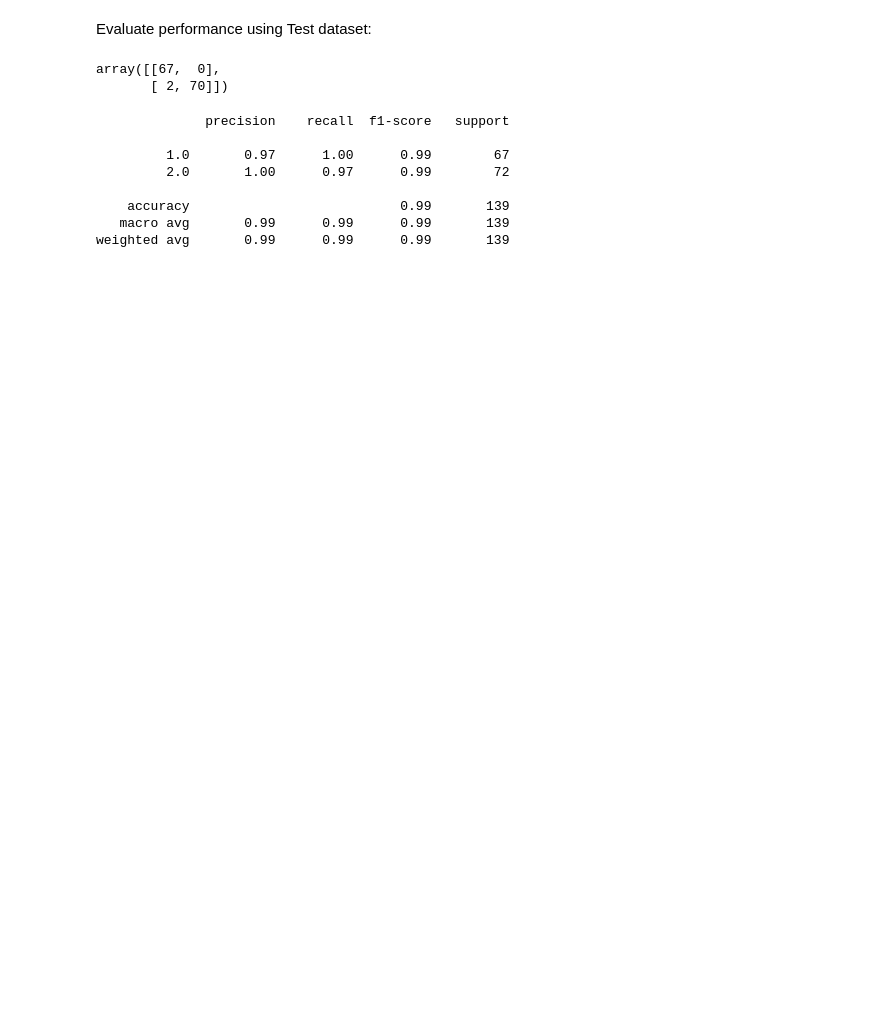
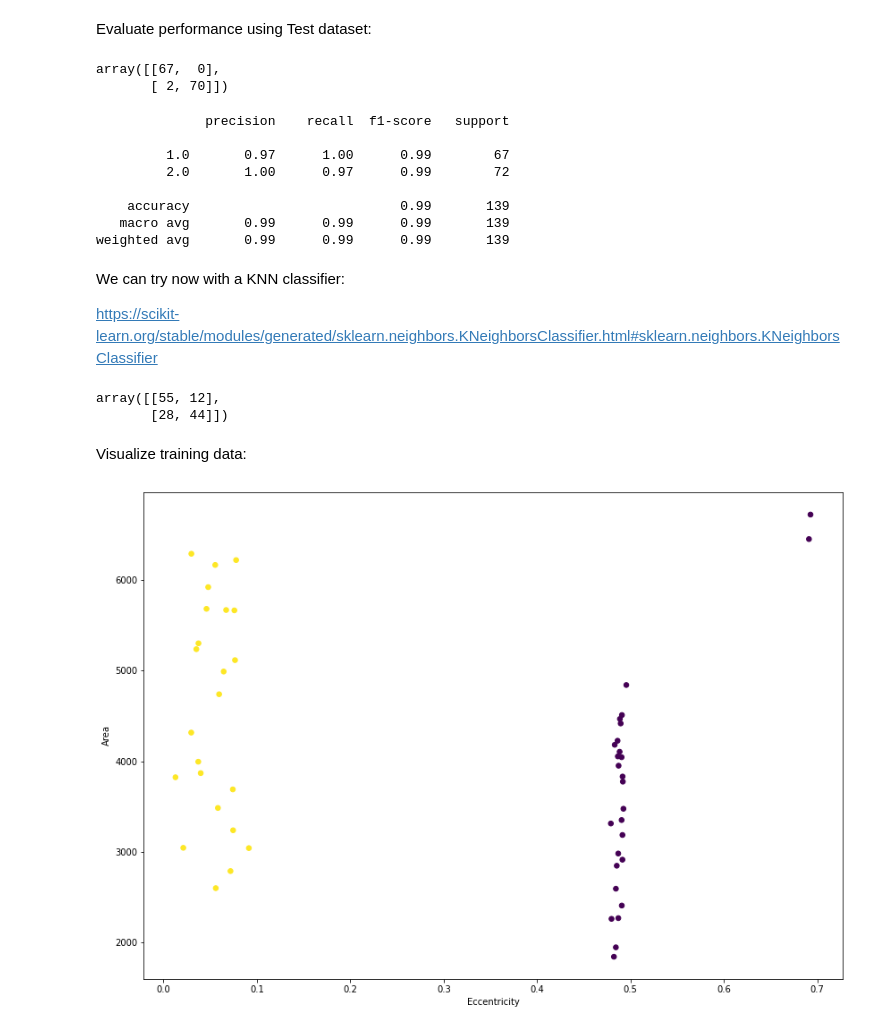
Before and after one commit to raulbenitez/PIB, a Jupyter notebook: Reconeixement_objectes.ipynb, the cells around one changed output. Drawn from its saved outputs; the diff is of its cells as text; code cells hidden in the pictures; blank space fills up the shorter version.

```diff
--- a/Reconeixement_objectes.ipynb
+++ b/Reconeixement_objectes.ipynb
@@ -170,3 +175,29 @@ print(classification_report(labels_true,labels_pred))
     accuracy                           0.99       139
    macro avg       0.99      0.99      0.99       139
 weighted avg       0.99      0.99      0.99       139
+# %% [markdown]
+We can try now with a KNN classifier:
+
+https://scikit-learn.org/stable/modules/generated/sklearn.neighbors.KNeighborsClassifier.html#sklearn.neighbors.KNeighborsClassifier
+# %%
+from sklearn.neighbors import KNeighborsClassifier
+knn = KNeighborsClassifier(n_neighbors=9)
+
+knn.fit(features[0:NTRAIN,:], labels[0:NTRAIN])
+labels_pred_knn = knn.predict(features[NTRAIN+1:-1])
+
+CM = confusion_matrix(labels_true,labels_pred_knn)
+CM
+# %% [output]
+array([[55, 12],
+       [28, 44]])
+# %% [markdown]
+Visualize training data:
+# %%
+fig = plt.figure(figsize=(14,10))
+plt.scatter(features[0:NTRAIN,0], features[0:NTRAIN,1], s=30, c=labels[0:NTRAIN],marker = 'o')
+plt.xlabel('Eccentricity')
+plt.ylabel('Area')
+plt.show()
+# %% [output]
+[figure, added]
```
Also changed, not shown: parts of 7 cells of this notebook.
